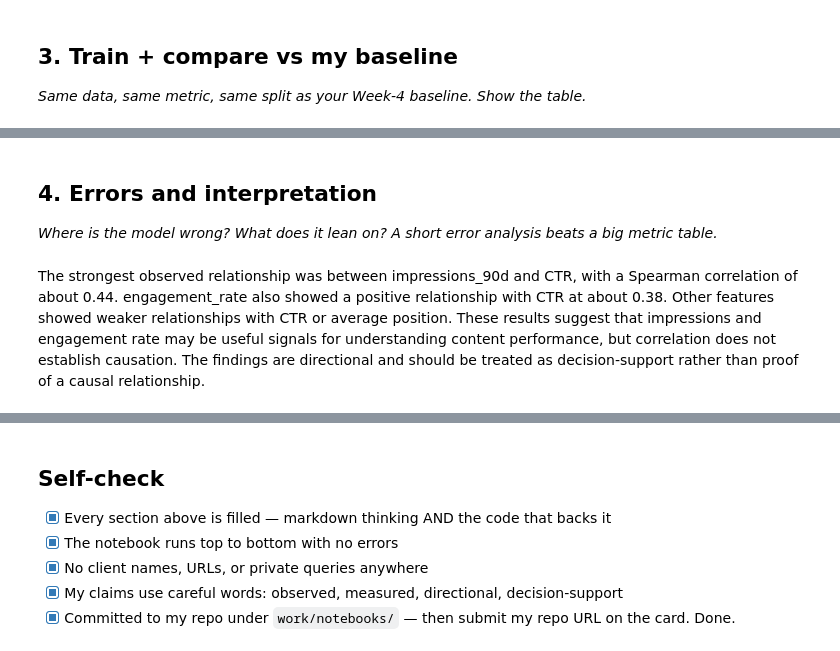
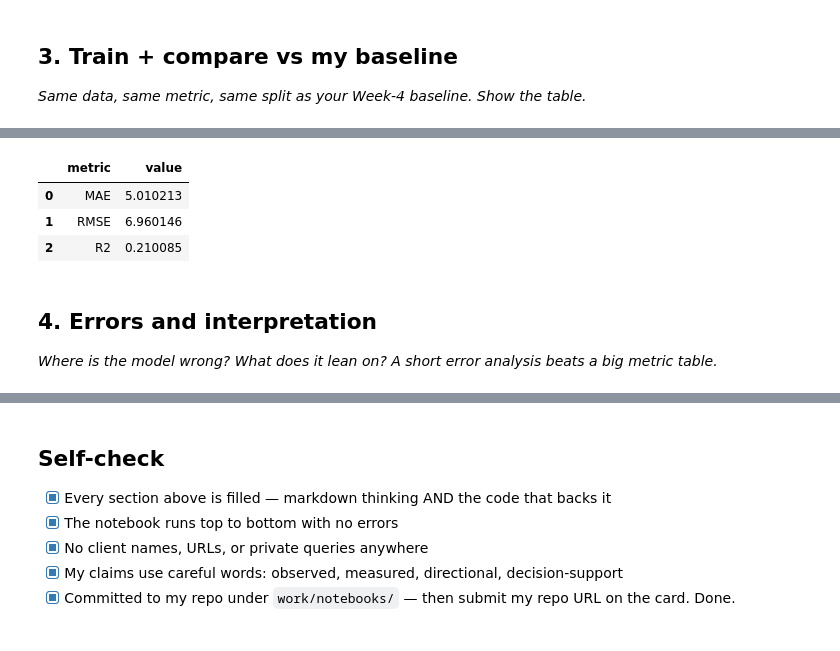
Before and after one commit to farankhandev/flyrank-ml-internship, a Jupyter notebook: work/notebooks/w05_model.ipynb, the cells around one changed output, grey strips where cells are left out. Drawn from its saved outputs; the diff is of its cells as text; code cells hidden in the pictures.

```diff
--- a/work/notebooks/w05_model.ipynb
+++ b/work/notebooks/w05_model.ipynb
@@ -57,0 +206,11 @@ comparison_table
+# %%
+from sklearn.metrics import mean_absolute_error, mean_squared_error, r2_score
+
+mae = mean_absolute_error(y_test, y_pred)
+rmse = mean_squared_error(y_test, y_pred) ** 0.5
+r2 = r2_score(y_test, y_pred)
+
+print("Decision Tree vs Week-4 baseline")
+print("MAE:", round(mae, 4))
+print("RMSE:", round(rmse, 4))
+print("R²:", round(r2, 4))
@@ -58,6 +244,24 @@ comparison_table
+# %%
+comparison_table = pd.DataFrame({
+    "metric": [
+        "MAE",
+        "RMSE",
+        "R2"
+    ],
+    "value": [
+        mae,
+        rmse,
+        r2
+    ]
+})
+
+comparison_table
+# %% [output]
+|  | metric | value |
+| 0 | MAE | 5.010213 |
+| 1 | RMSE | 6.960146 |
+| 2 | R2 | 0.210085 |
 # %% [markdown]
 ## 4. Errors and interpretation
 
 *Where is the model wrong? What does it lean on? A short error analysis beats a big metric table.*
-# %% [markdown]
-The strongest observed relationship was between impressions_90d and CTR, with a Spearman correlation of about 0.44. engagement_rate also showed a positive relationship with CTR at about 0.38. Other features showed weaker relationships with CTR or average position. These results suggest that impressions and engagement rate may be useful signals for understanding content performance, but correlation does not establish causation. The findings are directional and should be treated as decision-support rather than proof of a causal relationship.
```
Also changed, not shown: parts of 21 cells of this notebook.
